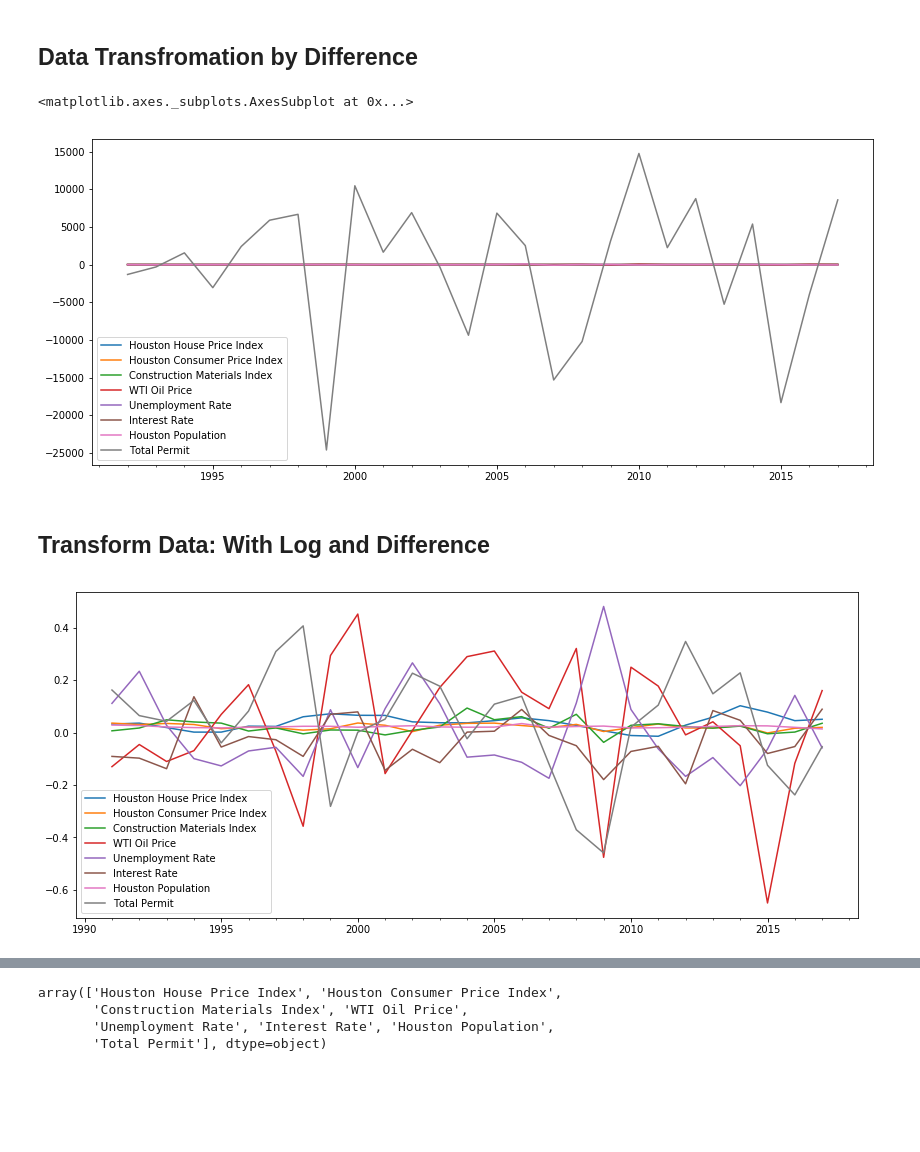
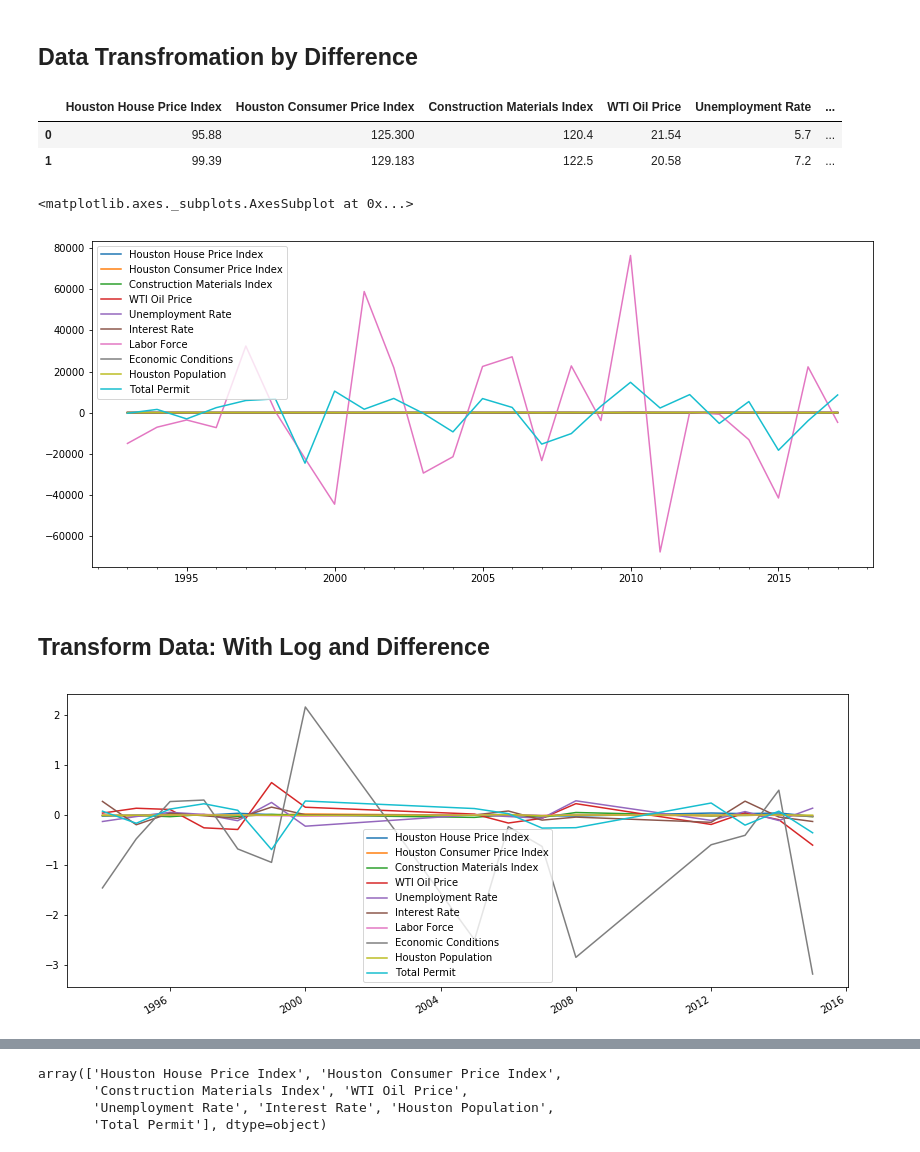
Before and after one commit to dxvo/DGJ_project, a Jupyter notebook: Source Code/de.ipynb, the cells around one changed output, grey strips where cells are left out. Cells and saved outputs as stored; diff of their text form; code cells hidden in the pictures; blank space fills up the shorter version.

```diff
--- a/Source Code/de.ipynb
+++ b/Source Code/de.ipynb
@@ -8,7 +8,7 @@ import numpy as np
 import requests
 import json
 # %%
-# URL for the FRED API
+## URL for the FRED API
 base_url = 'https://api.stlouisfed.org/fred/series/observations?series_id='
 
 # List of FRED series IDs and their description
@@ -19,6 +19,8 @@ general_dict = {
     "DCOILWTICO": "WTI Oil Price",
     "HOUS448UR":"Unemployment Rate",
     "MORTGAGE30US":"Interest Rate",
+    "HOUS448LFN" : "Labor Force",
+    "HTNAGRIDX":"Economic Conditions"
 }
 '''_________________________________________________________________________________'''
 #income key values data
@@ -63,7 +65,7 @@ permit_dict = {
 '''_________________________________________________________________________________'''
 
 #Data Period
-start_date = '1990-01-01'
+start_date = '1991-01-01'
 end_date = '2017-01-01'
 frequency = 'a'
 ftype = '&file_type=json'
@@ -189,5 +203,11 @@ array([[<matplotlib.axes._subplots.AxesSubplot object at 0x...>,
 # %% [markdown]
 ## Data Transfromation by Difference
+# %%
+Houston_df.head(2)
+# %% [output]
+|  | Houston House Price Index | Houston Consumer Price Index | Construction Materials Index | WTI Oil Price | Unemployment Rate | ... |
+| 0 | 95.88 | 125.300 | 120.4 | 21.54 | 5.7 | ... |
+| 1 | 99.39 | 129.183 | 122.5 | 20.58 | 7.2 | ... |
 # %%
 #Taking the first differences
 transformed_df = Houston_df.copy(deep=True)
@@ -195,26 +215,26 @@ transformed_df.index = years
 transformed_df = transformed_df.diff()
 transformed_df = transformed_df.diff()
 transformed_df = transformed_df.dropna()
-log_data.to_csv('../Data/Difference_Data.csv')
+transformed_df.to_csv('../Data/Difference_Data.csv')
 transformed_df.plot(figsize = (14,6))
 # %% [output]
 <matplotlib.axes._subplots.AxesSubplot at 0x...>
-[figure, old version]
+[figure, new version]
 # %% [markdown]
 ## Transform Data: With Log and Difference
 # %%
 log_data = Houston_df.copy(deep=True)
 log_data.index = years
 log_data = log_data.apply(np.log)
 log_data = log_data.diff()
-#log_data = log_data.diff()
+log_data = log_data.diff()
 log_data = log_data.dropna()
 log_data.plot(figsize = (14,6))
 log_data.to_csv('../Data/Transforme_Data.csv')
 plt.savefig("../Output_Fig/Transformed_Data.png")
 #log_data.describe()
 # %% [output]
-[figure, old version]
+[figure, new version]
 # %%
 log_data.hist(bins = 11 ,figsize =(15,10))
 # %% [output]
```
Also changed, not shown: parts of 8 cells of this notebook, 4 other files.
